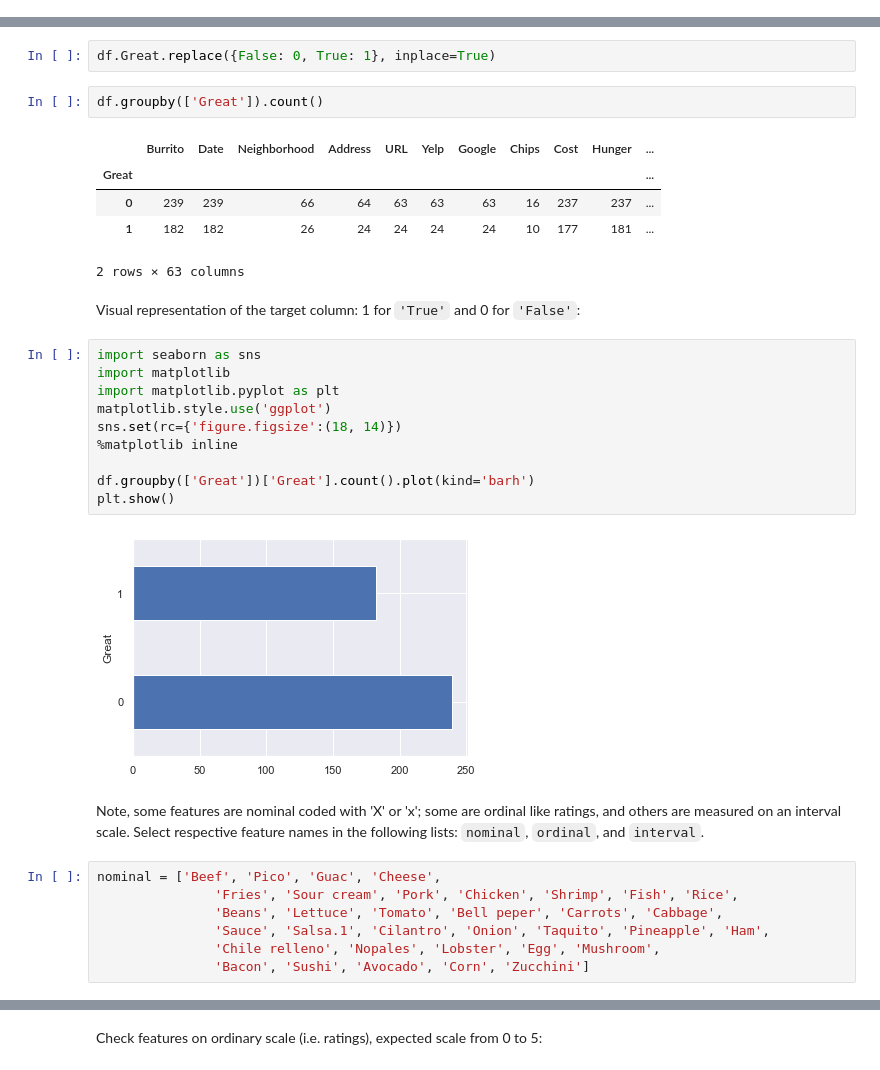
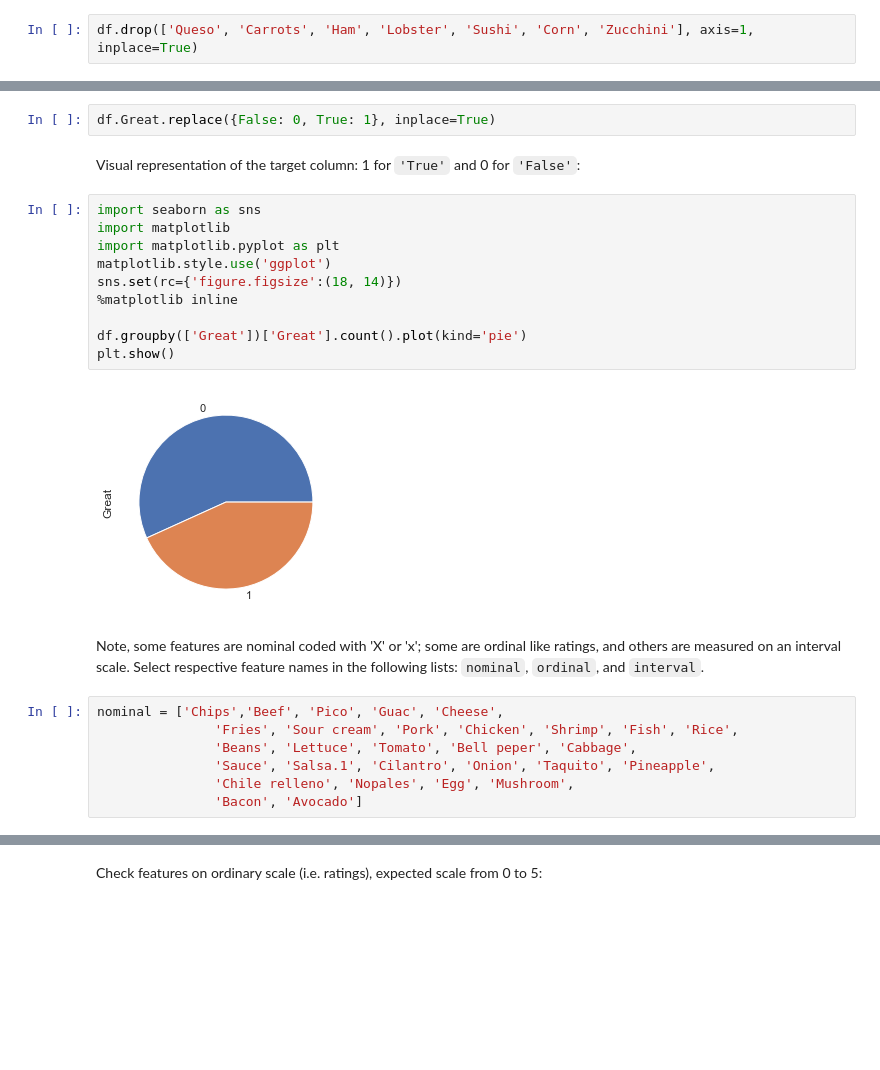
Before and after one commit to allaccountstaken/burrito, a Jupyter notebook: 2020_07_13_associate_instructor_technical.ipynb, the cells around one changed output, grey strips where cells are left out. Drawn from its saved outputs; the diff is of its cells as text; blank space fills up the shorter version.

Commit message:
improved baseline model with 9 features, prepared nominal features

```diff
--- a/2020_07_13_associate_instructor_technical.ipynb
+++ b/2020_07_13_associate_instructor_technical.ipynb
@@ -99,3 +85,5 @@ df.head()
+# %%
+df.drop(['Queso', 'Carrots', 'Ham', 'Lobster', 'Sushi', 'Corn', 'Zucchini'], axis=1, inplace=True)
 # %% [markdown]
 ### Conduct exploratory data analysis (EDA)
 # %% [markdown]
@@ -124,34 +111,26 @@ df.Great.isnull().sum()
 Check if the samples are balanced:
 # %%
 df.Great.replace({False: 0, True: 1}, inplace=True)
-# %%
-df.groupby(['Great']).count()
-# %% [output]
-|  | Burrito | Date | Neighborhood | Address | URL | Yelp | Google | Chips | Cost | Hunger | ... |
-| Great |  |  |  |  |  |  |  |  |  |  | ... |
-| 0 | 239 | 239 | 66 | 64 | 63 | 63 | 63 | 16 | 237 | 237 | ... |
-| 1 | 182 | 182 | 26 | 24 | 24 | 24 | 24 | 10 | 177 | 181 | ... |
-2 rows × 63 columns
 # %% [markdown]
 Visual representation of the target column: 1 for `'True'` and 0 for `'False'`:
 # %%
 import seaborn as sns
 import matplotlib
 import matplotlib.pyplot as plt
 matplotlib.style.use('ggplot')
 sns.set(rc={'figure.figsize':(18, 14)})
 %matplotlib inline
 
-df.groupby(['Great'])['Great'].count().plot(kind='barh')
+df.groupby(['Great'])['Great'].count().plot(kind='pie')
 plt.show()
 # %% [output]
-[figure, old version]
+[figure, new version]
 # %% [markdown]
 Note, some features are nominal coded with 'X' or 'x'; some are ordinal like ratings, and others are measured on an interval scale. Select respective feature names in the following lists: `nominal`, `ordinal`, and `interval`.
 # %%
-nominal = ['Beef', 'Pico', 'Guac', 'Cheese',
+nominal = ['Chips','Beef', 'Pico', 'Guac', 'Cheese',
                'Fries', 'Sour cream', 'Pork', 'Chicken', 'Shrimp', 'Fish', 'Rice',
-               'Beans', 'Lettuce', 'Tomato', 'Bell peper', 'Carrots', 'Cabbage',
-               'Sauce', 'Salsa.1', 'Cilantro', 'Onion', 'Taquito', 'Pineapple', 'Ham',
-               'Chile relleno', 'Nopales', 'Lobster', 'Egg', 'Mushroom',
-               'Bacon', 'Sushi', 'Avocado', 'Corn', 'Zucchini']
+               'Beans', 'Lettuce', 'Tomato', 'Bell peper', 'Cabbage',
+               'Sauce', 'Salsa.1', 'Cilantro', 'Onion', 'Taquito', 'Pineapple',
+               'Chile relleno', 'Nopales', 'Egg', 'Mushroom',
+               'Bacon', 'Avocado']
```
Also changed, not shown: parts of 31 cells of this notebook.
